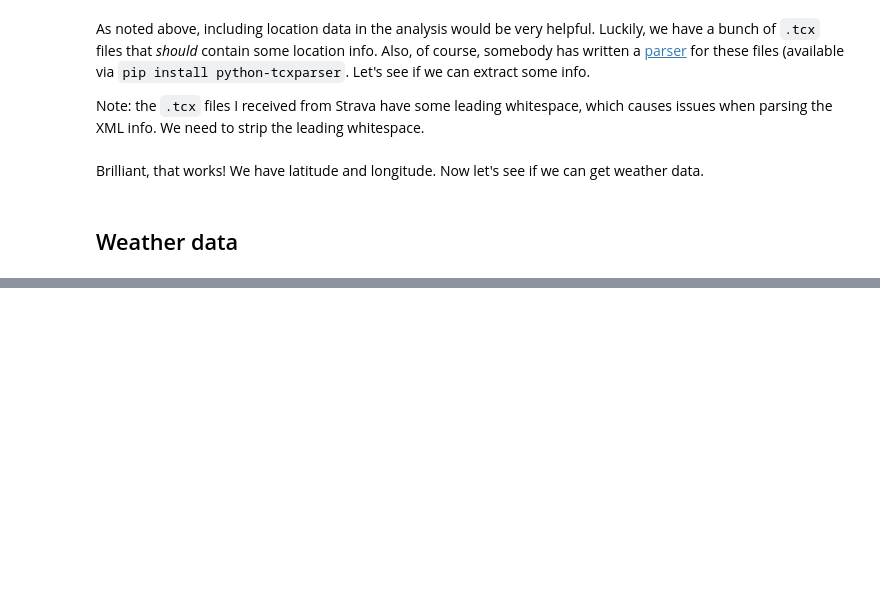
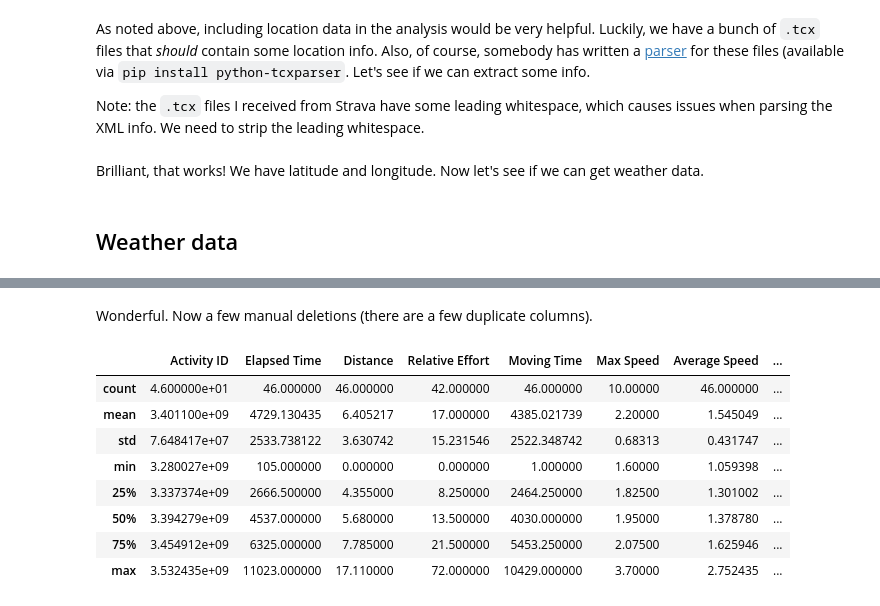
Before and after one commit to Lschoon/Strava_predict, a Jupyter notebook: Strava_explore.ipynb, the cells around one changed output, grey strips where cells are left out. Saved outputs shown, nothing was run; the diff lists cells and outputs as text; code cells hidden in the pictures; blank space fills up the shorter version.

```diff
--- a/Strava_explore.ipynb
+++ b/Strava_explore.ipynb
@@ -207,0 +292,15 @@ Brilliant, that works! We have latitude and longitude. Now let's see if we can g
+# %% [markdown]
+Wonderful. Now a few manual deletions (there are a few duplicate columns).
+# %%
+activities_df.drop(['Elapsed Time.1', 'Distance.1', 'Commute.1', 'Relative Effort.1'], axis=1, inplace=True)
+activities_df.describe()
+# %% [output]
+|  | Activity ID | Elapsed Time | Distance | Relative Effort | Moving Time | Max Speed | Average Speed | ... |
+| count | 4.600000e+01 | 46.000000 | 46.000000 | 42.000000 | 46.000000 | 10.00000 | 46.000000 | ... |
+| mean | 3.401100e+09 | 4729.130435 | 6.405217 | 17.000000 | 4385.021739 | 2.20000 | 1.545049 | ... |
+| std | 7.648417e+07 | 2533.738122 | 3.630742 | 15.231546 | 2522.348742 | 0.68313 | 0.431747 | ... |
+| min | 3.280027e+09 | 105.000000 | 0.000000 | 0.000000 | 1.000000 | 1.60000 | 1.059398 | ... |
+| 25% | 3.337374e+09 | 2666.500000 | 4.355000 | 8.250000 | 2464.250000 | 1.82500 | 1.301002 | ... |
+| 50% | 3.394279e+09 | 4537.000000 | 5.680000 | 13.500000 | 4030.000000 | 1.95000 | 1.378780 | ... |
+| 75% | 3.454912e+09 | 6325.000000 | 7.785000 | 21.500000 | 5453.250000 | 2.07500 | 1.625946 | ... |
+| max | 3.532435e+09 | 11023.000000 | 17.110000 | 72.000000 | 10429.000000 | 3.70000 | 2.752435 | ... |
```
Also changed, not shown: parts of 14 cells of this notebook.
